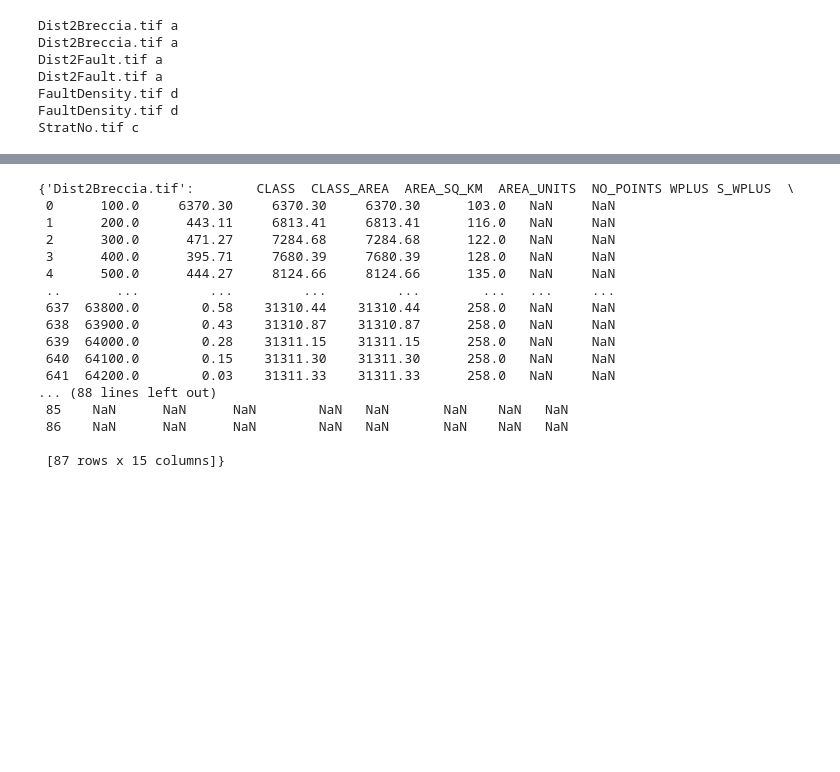
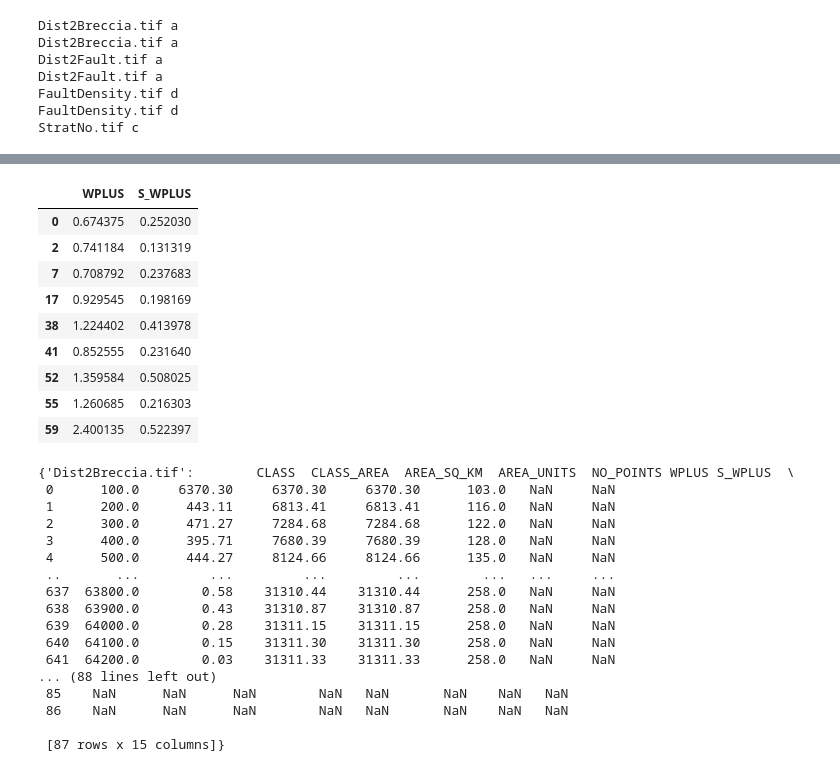
Before and after one commit to RichardScottOZ/Simple-Weights-of-Evidence, a Jupyter notebook: WoE-Test.ipynb, the cells around one changed output, grey strips where cells are left out. Cells and saved outputs as stored; diff of their text form; code cells hidden in the pictures; blank space fills up the shorter version.

```diff
--- a/WoE-Test.ipynb
+++ b/WoE-Test.ipynb
@@ -448,3 +496,16 @@ makeWts
+# %%
+makeWts[d].loc[ makeWts[d]['STUDC'] >= confCont][['WPLUS','S_WPLUS']]
+# %% [output]
+|  | WPLUS | S_WPLUS |
+| 0 | 0.674375 | 0.252030 |
+| 2 | 0.741184 | 0.131319 |
+| 7 | 0.708792 | 0.237683 |
+| 17 | 0.929545 | 0.198169 |
+| 38 | 1.224402 | 0.413978 |
+| 41 | 0.852555 | 0.231640 |
+| 52 | 1.359584 | 0.508025 |
+| 55 | 1.260685 | 0.216303 |
+| 59 | 2.400135 | 0.522397 |
 # %%
 dfmakeWts['s'] = dfmakeWts['AREA_UNITS'].max()
 dfmakeWts['b'] = dfmakeWts['AREA_UNITS']
```
Also changed, not shown: parts of 3 cells of this notebook.
